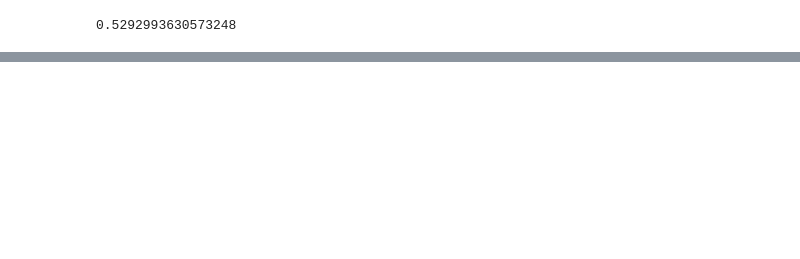
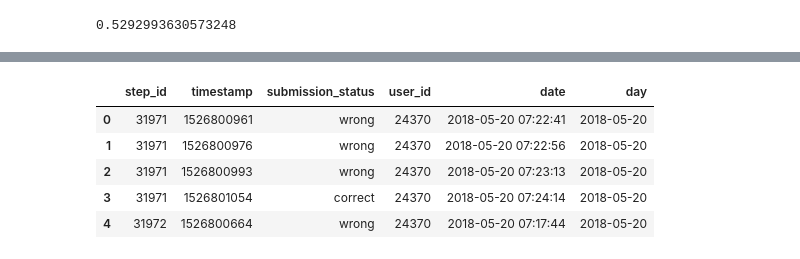
Before and after one commit to NLZer0/Stepic-analytical-contest, a Jupyter notebook: main.ipynb, the cells around one changed output, grey strips where cells are left out. Saved outputs shown, nothing was run; the diff lists cells and outputs as text; code cells hidden in the pictures; blank space fills up the shorter version.

```diff
--- a/main.ipynb
+++ b/main.ipynb
@@ -291,0 +339,9 @@ recall_score(y_test,prediction)
+# %%
+sub_data_test.head()
+# %% [output]
+|  | step_id | timestamp | submission_status | user_id | date | day |
+| 0 | 31971 | 1526800961 | wrong | 24370 | 2018-05-20 07:22:41 | 2018-05-20 |
+| 1 | 31971 | 1526800976 | wrong | 24370 | 2018-05-20 07:22:56 | 2018-05-20 |
+| 2 | 31971 | 1526800993 | wrong | 24370 | 2018-05-20 07:23:13 | 2018-05-20 |
+| 3 | 31971 | 1526801054 | correct | 24370 | 2018-05-20 07:24:14 | 2018-05-20 |
+| 4 | 31972 | 1526800664 | wrong | 24370 | 2018-05-20 07:17:44 | 2018-05-20 |
```
Also changed, not shown: parts of 25 cells of this notebook, 1 other file.
